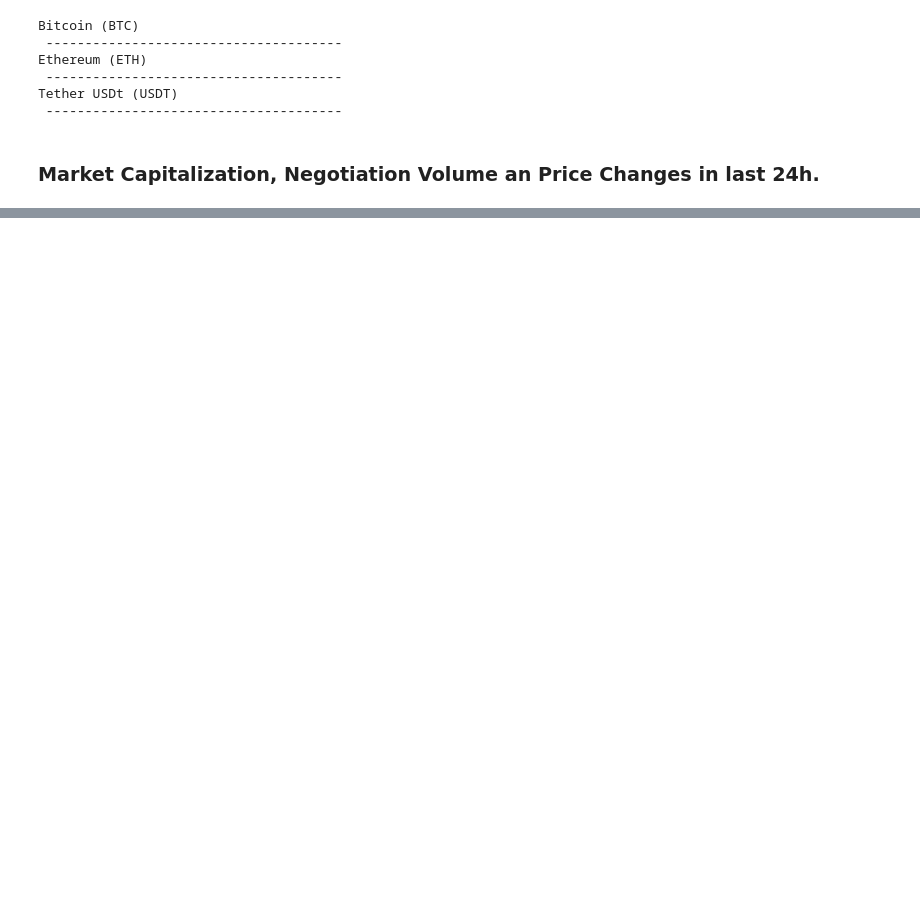
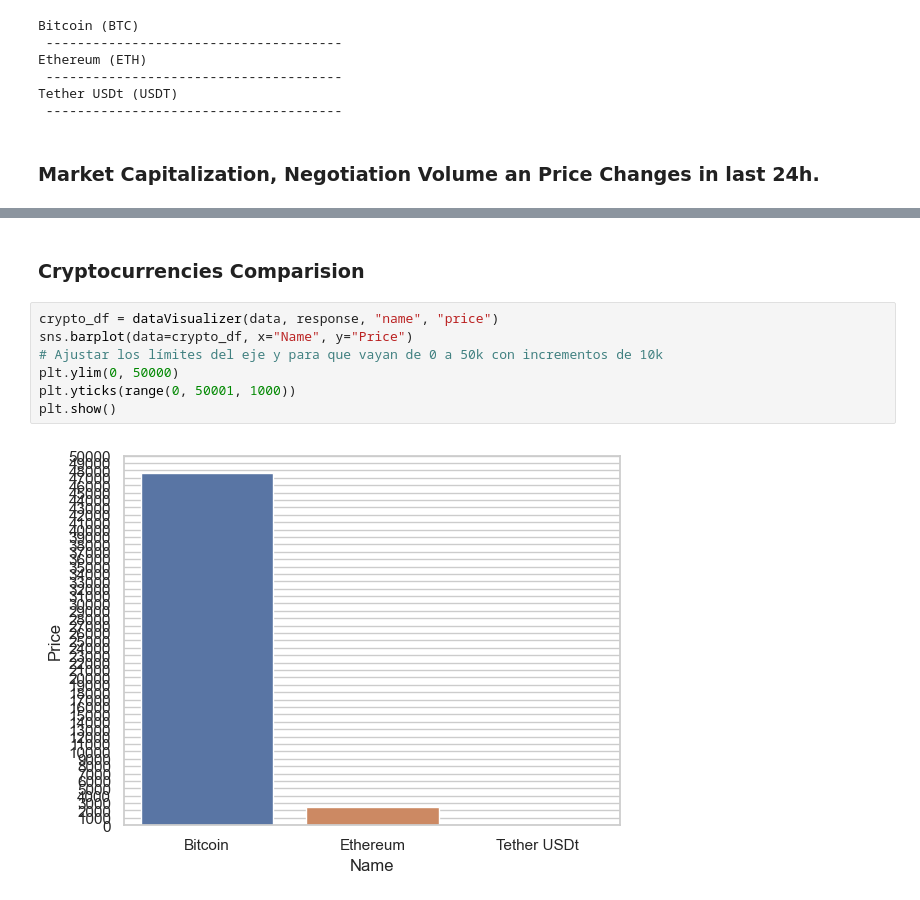
Before and after one commit to xavierpna/CMC_Analizer, a Jupyter notebook: CMC_Analizer/research.ipynb, the cells around one changed output, grey strips where cells are left out. Saved outputs shown, nothing was run; the diff lists cells and outputs as text; blank space fills up the shorter version.

```diff
--- a/CMC_Analizer/research.ipynb
+++ b/CMC_Analizer/research.ipynb
@@ -123,0 +126,11 @@ sns.lineplot(data=crypto_df, x="Market Cap", y="Volume 24h")
+# %% [markdown]
+### Cryptocurrencies Comparision
+# %%
+crypto_df = dataVisualizer(data, response, "name", "price")
+sns.barplot(data=crypto_df, x="Name", y="Price")
+# Ajustar los límites del eje y para que vayan de 0 a 50k con incrementos de 10k
+plt.ylim(0, 50000)
+plt.yticks(range(0, 50001, 1000))
+plt.show()
+# %% [output]
+[figure, added]
```
Also changed, not shown: parts of 6 cells of this notebook.
